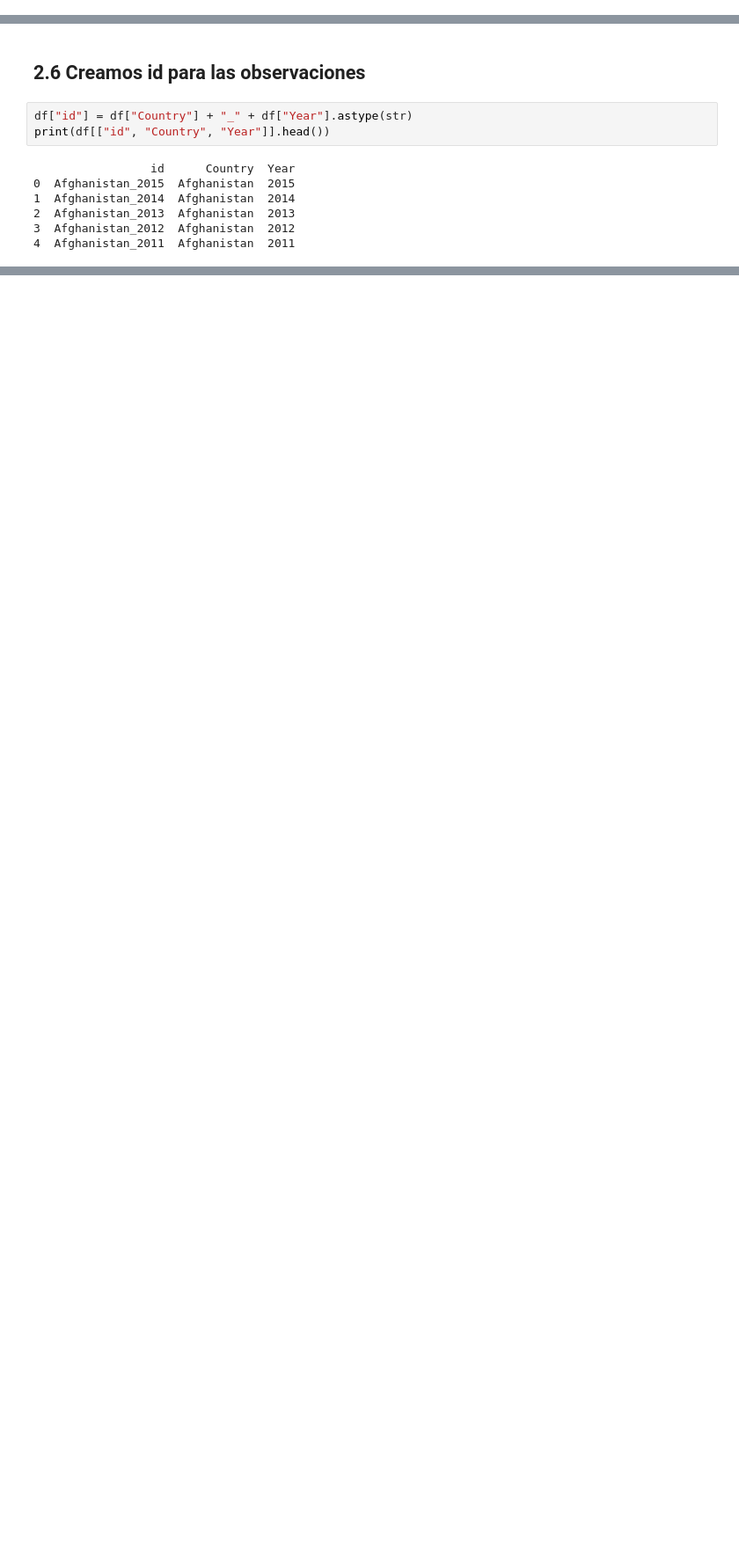
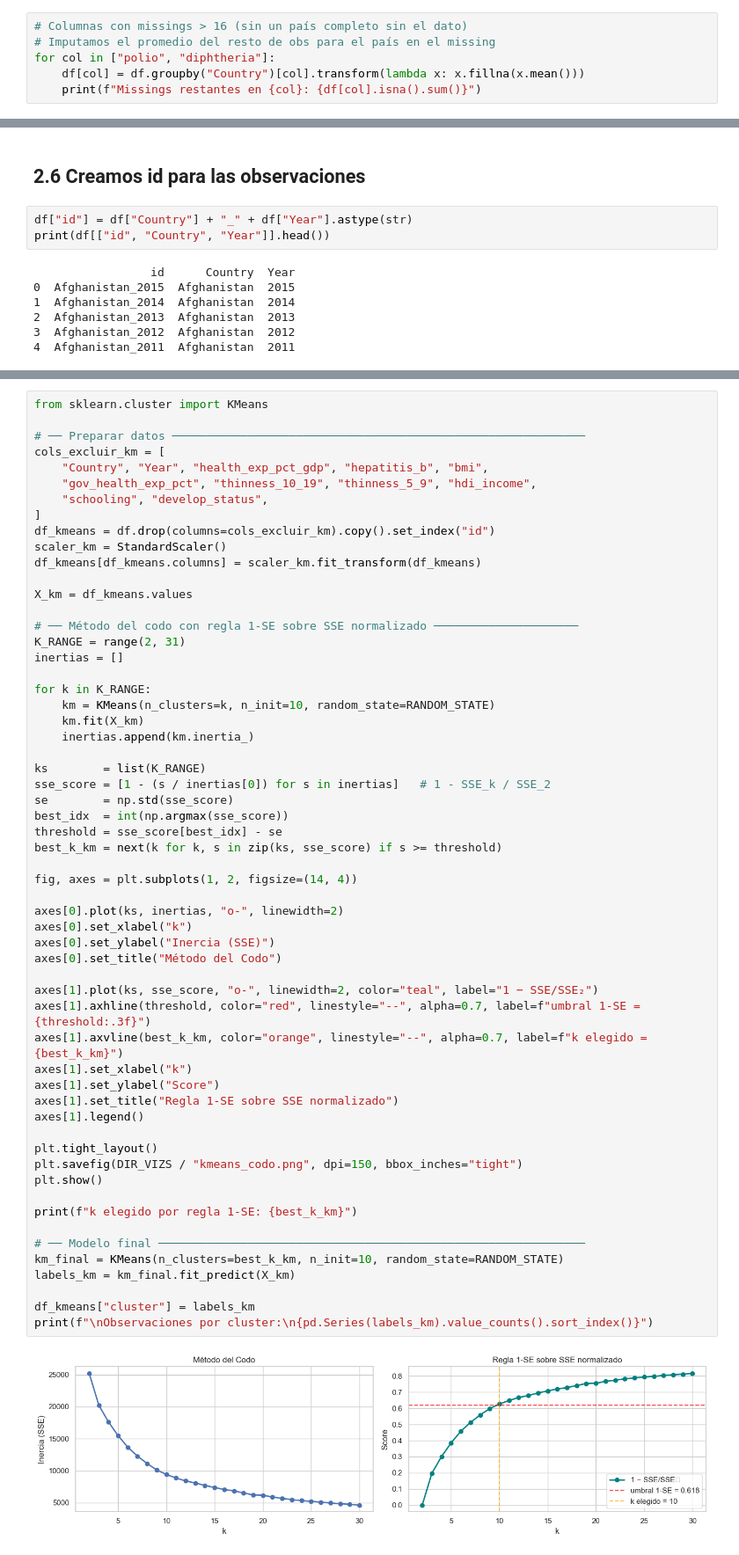
Before and after one commit to darc-17/Sandbox_HE2_DavidRodriguez, a Jupyter notebook: Taller 1/Punto 2. Regresión para Consultoría en Desarrollo Global/preprocesamiento_punto2.ipynb, the cells around one changed output, grey strips where cells are left out. Shown at 88% size. Saved outputs shown, nothing was run; the diff lists cells and outputs as text; blank space fills up the shorter version.

Commit message:
K-Means, imputación de missings y PCA

```diff
--- a/Taller 1/Punto 2. Regresión para Consultoría en Desarrollo Global/preprocesamiento_punto2.ipynb
+++ b/Taller 1/Punto 2. Regresión para Consultoría en Desarrollo Global/preprocesamiento_punto2.ipynb
@@ -1922,3 +1925,9 @@ Missings restantes en thinness_5_9: 16
 Ceros reemplazados. Missings en hdi_income: 279
 Missings restantes en hdi_income: 249
 Missings restantes en schooling: 160
+# %%
+# Columnas con missings > 16 (sin un país completo sin el dato)
+# Imputamos el promedio del resto de obs para el país en el missing
+for col in ["polio", "diphtheria"]:
+    df[col] = df.groupby("Country")[col].transform(lambda x: x.fillna(x.mean()))
+    print(f"Missings restantes en {col}: {df[col].isna().sum()}")
@@ -1936,0 +1951,60 @@ print(df[["id", "Country", "Year"]].head())
+# %%
+from sklearn.cluster import KMeans
+
+# ── Preparar datos ────────────────────────────────────────────────────────────
+cols_excluir_km = [
+    "Country", "Year", "health_exp_pct_gdp", "hepatitis_b", "bmi",
+    "gov_health_exp_pct", "thinness_10_19", "thinness_5_9", "hdi_income",
+    "schooling", "develop_status",
+]
+df_kmeans = df.drop(columns=cols_excluir_km).copy().set_index("id")
+scaler_km = StandardScaler()
+df_kmeans[df_kmeans.columns] = scaler_km.fit_transform(df_kmeans)
+
+X_km = df_kmeans.values
+
+# ── Método del codo con regla 1-SE sobre SSE normalizado ─────────────────────
+K_RANGE = range(2, 31)
+inertias = []
+
+for k in K_RANGE:
+    km = KMeans(n_clusters=k, n_init=10, random_state=RANDOM_STATE)
+    km.fit(X_km)
+    inertias.append(km.inertia_)
+
+ks        = list(K_RANGE)
+sse_score = [1 - (s / inertias[0]) for s in inertias]   # 1 - SSE_k / SSE_2
+se        = np.std(sse_score)
+best_idx  = int(np.argmax(sse_score))
+threshold = sse_score[best_idx] - se
+best_k_km = next(k for k, s in zip(ks, sse_score) if s >= threshold)
+
+fig, axes = plt.subplots(1, 2, figsize=(14, 4))
+
+axes[0].plot(ks, inertias, "o-", linewidth=2)
+axes[0].set_xlabel("k")
+axes[0].set_ylabel("Inercia (SSE)")
+axes[0].set_title("Método del Codo")
+
+axes[1].plot(ks, sse_score, "o-", linewidth=2, color="teal", label="1 − SSE/SSE₂")
+axes[1].axhline(threshold, color="red", linestyle="--", alpha=0.7, label=f"umbral 1-SE = {threshold:.3f}")
+axes[1].axvline(best_k_km, color="orange", linestyle="--", alpha=0.7, label=f"k elegido = {best_k_km}")
+axes[1].set_xlabel("k")
+axes[1].set_ylabel("Score")
+axes[1].set_title("Regla 1-SE sobre SSE normalizado")
+axes[1].legend()
+
+plt.tight_layout()
+plt.savefig(DIR_VIZS / "kmeans_codo.png", dpi=150, bbox_inches="tight")
+plt.show()
+
+print(f"k elegido por regla 1-SE: {best_k_km}")
+
+# ── Modelo final ──────────────────────────────────────────────────────────────
+km_final = KMeans(n_clusters=best_k_km, n_init=10, random_state=RANDOM_STATE)
+labels_km = km_final.fit_predict(X_km)
+
+df_kmeans["cluster"] = labels_km
+print(f"\nObservaciones por cluster:\n{pd.Series(labels_km).value_counts().sort_index()}")
+# %% [output]
+[figure, added]
```
Also changed, not shown: parts of 9 cells of this notebook, 7 other files.
